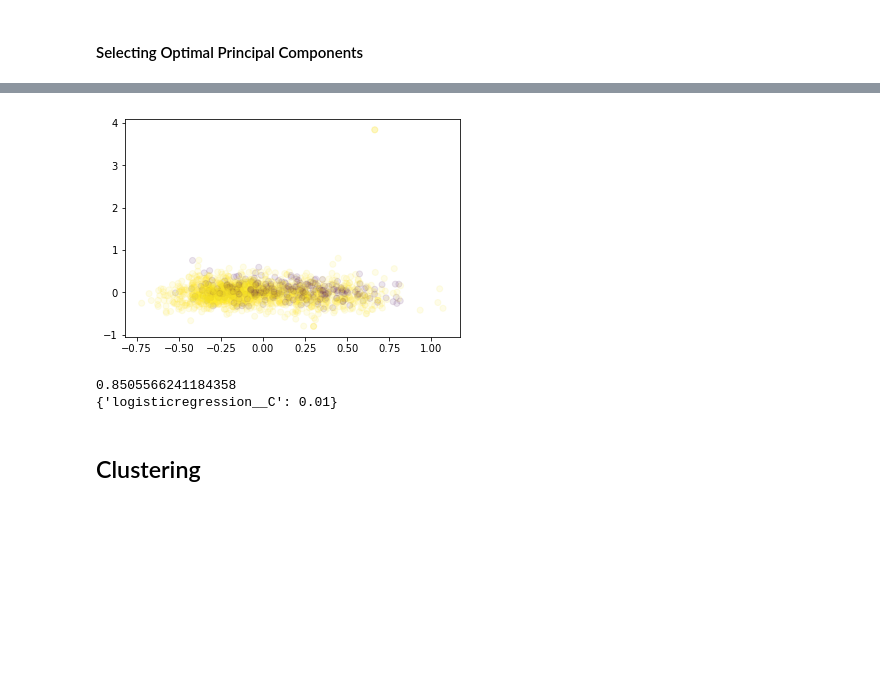
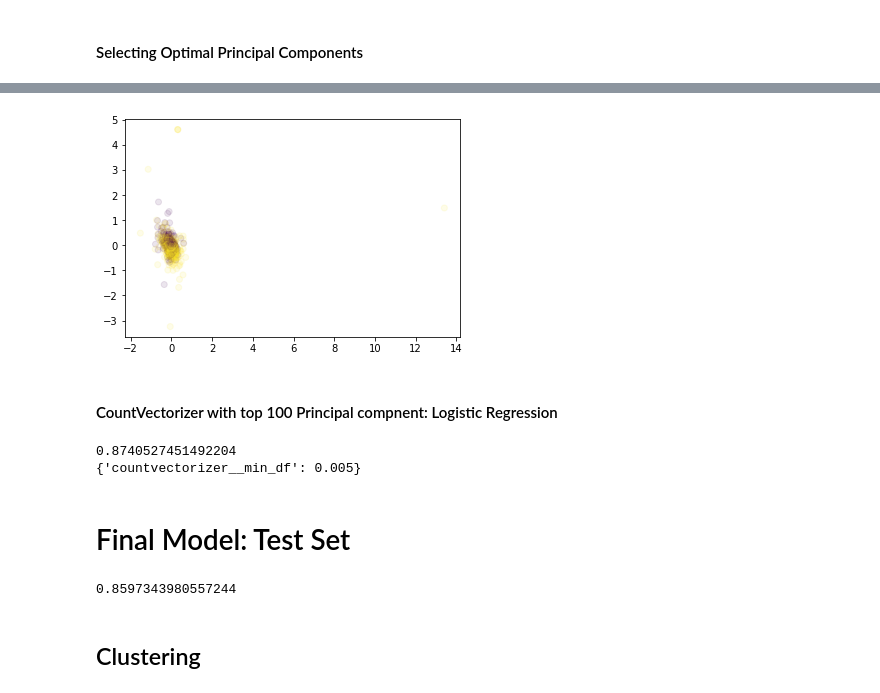
Before and after one commit to wd-x/idsi-columbia-instructor-ratings, a Jupyter notebook: Web Scraping + Pranjal Final Analysis (Supervised and Unsupervised).ipynb, the cells around one changed output, grey strips where cells are left out. Saved outputs shown, nothing was run; the diff lists cells and outputs as text; code cells hidden in the pictures; blank space fills up the shorter version.

```diff
--- a/Web Scraping + Pranjal Final Analysis (Supervised and Unsupervised).ipynb
+++ b/Web Scraping + Pranjal Final Analysis (Supervised and Unsupervised).ipynb
@@ -414,7 +415,7 @@ plt.show()
 # %%
 from sklearn.ensemble import RandomForestClassifier
 rf = RandomForestClassifier()
-rf.fit(bag_count, y)
+rf.fit(bag_count, y_train)
 # %% [output]
 RandomForestClassifier(bootstrap=True, class_weight=None, criterion='gini',
             max_depth=None, max_features='auto', max_leaf_nodes=None,
@@ -436,7 +437,7 @@ rf_grid = [{'randomforestclassifier__n_estimators': np.arange(50, 300, 50)},
            {'countvectorizer__ngram_range': [(1, 1), (1, 2), (1, 3), (2,2), (2,3), (3,3)]},
            {'countvectorizer__min_df': np.arange(0.005, 0.055, 0.005)}]
 rf_grid = GridSearchCV(pipe_rf, rf_grid, scoring='roc_auc', cv = cv)
-rf_grid.fit(train, y)
+rf_grid.fit(train, y_train)
 print(rf_grid.best_score_)
 print(rf_grid.best_params_)
 # %% [output]
@@ -444,0 +448,9 @@ print(rf_grid.best_params_)
+# %%
+pipe_rf = make_pipeline(TfidfVectorizer(stop_words='english'), RandomForestClassifier(class_weight='balanced', random_state = 9598, max_depth = None,  max_leaf_nodes = None))
+rf_grid = [{'randomforestclassifier__n_estimators': np.arange(50, 300, 50)},
+           {'tfidfvectorizer__ngram_range': [(1, 1), (1, 2), (1, 3), (2,2), (2,3), (3,3)]},
+           {'tfidfvectorizer__min_df': np.arange(0.005, 0.055, 0.005)}]
+rf_grid = GridSearchCV(pipe_rf, rf_grid, scoring='roc_auc', cv = cv)
+rf_grid.fit(train, y_train)
+print(rf_grid.best_score_)
+print(rf_grid.best_params_)
@@ -449,6 +464,6 @@ print(rf_grid.best_params_)
 #### Get the top Principal Components using Truncated SVD
 # %%
 lsa = TruncatedSVD(n_components=100)
-lsa.fit_transform(bag_tfidf)
+lsa.fit_transform(bag_count)
 lsa.components_.shape
 # %% [output]
@@ -463,11 +478,11 @@ plt.show()
 # %%
 scaler = MaxAbsScaler()
-X_scaled = scaler.fit_transform(bag) # Scale the data
+X_scaled = scaler.fit_transform(bag_count) # Scale the data
 lsa_scaled = TruncatedSVD(n_components=100)
 
 X_lsa_scaled = lsa_scaled.fit_transform(X_scaled)
 
-plt.scatter(X_lsa_scaled[:, 1], X_lsa_scaled[:, 3], alpha=.1, c = y)
+plt.scatter(X_lsa_scaled[:, 1], X_lsa_scaled[:, 3], alpha=.1, c = y_train)
 plt.show()
 # %% [output]
-[figure, old version]
+[figure, new version]
@@ -476,3 +489,5 @@ plt.show()
+# %% [markdown]
+#### CountVectorizer with top 100 Principal compnent: Logistic Regression
 # %%
 pipe = make_pipeline(CountVectorizer(stop_words='english'), MaxAbsScaler(), TruncatedSVD(n_components=100), LogisticRegression(class_weight='balanced'))
 param_grid = [{'logisticregression__C':np.logspace(-3, 0, 13)},
@@ -480,12 +495,18 @@ param_grid = [{'logisticregression__C':np.logspace(-3, 0, 13)},
              {'countvectorizer__min_df': np.arange(0.005, 0.055, 0.005)}]
 
 lr_grid = GridSearchCV(pipe, param_grid, scoring='roc_auc', cv = cv)
-lr_grid.fit(train, y)
+lr_grid.fit(train, y_train)
 print(lr_grid.best_score_)
 print(lr_grid.best_params_)
 # %% [output]
-0.8505566241184358
-{'logisticregression__C': 0.01}
+0.8740527451492204
+{'countvectorizer__min_df': 0.005}
+# %% [markdown]
+# Final Model: Test Set
+# %%
+lr_grid.score(test, y_test)
+# %% [output]
+0.8597343980557244
 # %% [markdown]
 ## Clustering
 # %% [markdown]
```
Also changed, not shown: parts of 45 cells of this notebook, 1 other file.
